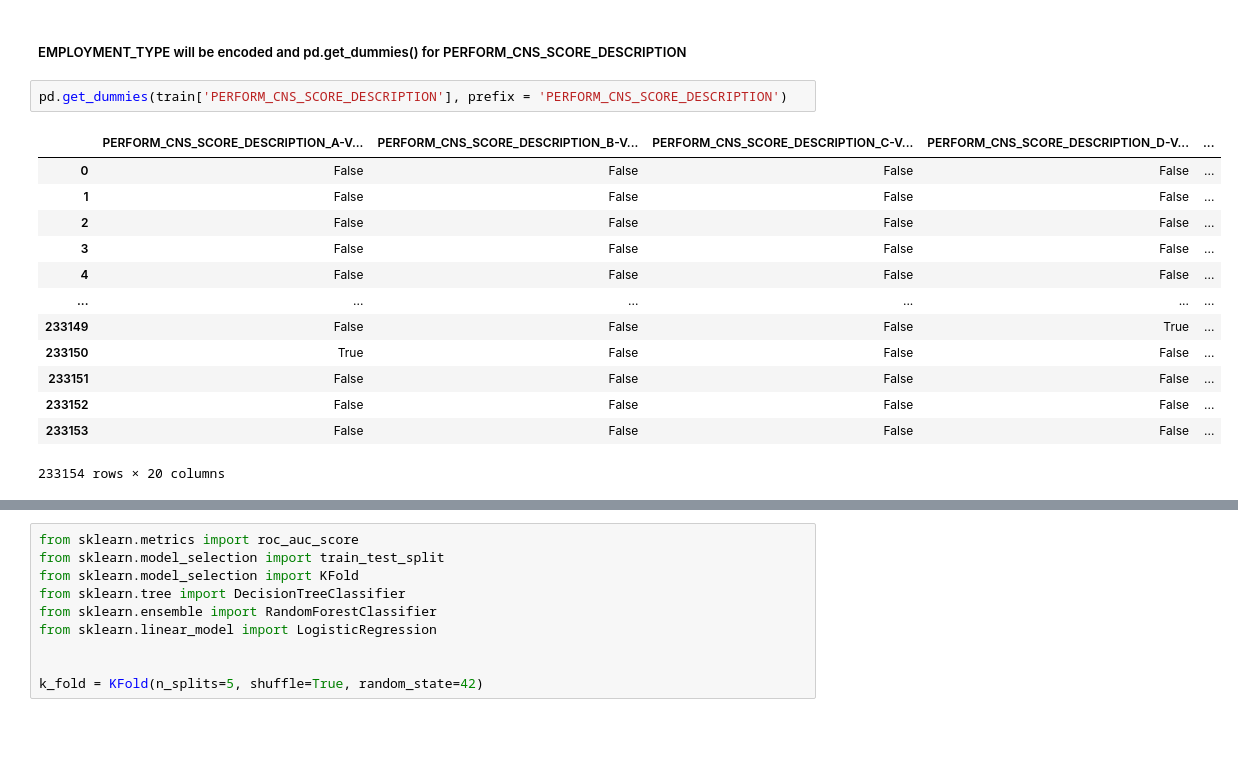
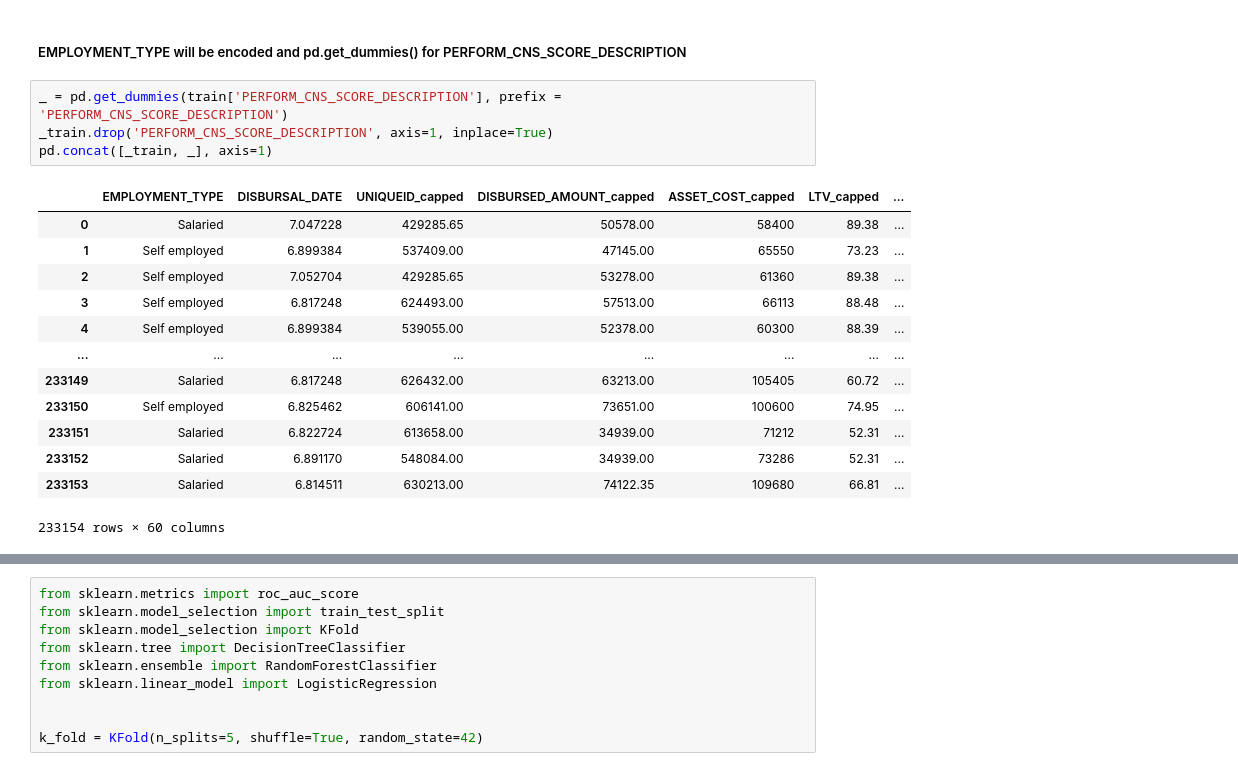
Before and after one commit to kirti-s11/FraudDetection_Training_Project, a Jupyter notebook: experiment.ipynb, the cells around one changed output, grey strips where cells are left out. Cells and saved outputs as stored; diff of their text form; blank space fills up the shorter version.

```diff
--- a/experiment.ipynb
+++ b/experiment.ipynb
@@ -507,18 +507,20 @@ _train['DISBURSAL_DATE'].astype(int)
 # %% [markdown]
 ##### EMPLOYMENT_TYPE will be encoded and pd.get_dummies() for PERFORM_CNS_SCORE_DESCRIPTION
 # %%
-pd.get_dummies(train['PERFORM_CNS_SCORE_DESCRIPTION'], prefix = 'PERFORM_CNS_SCORE_DESCRIPTION')
+_ = pd.get_dummies(train['PERFORM_CNS_SCORE_DESCRIPTION'], prefix = 'PERFORM_CNS_SCORE_DESCRIPTION')
+_train.drop('PERFORM_CNS_SCORE_DESCRIPTION', axis=1, inplace=True)
+pd.concat([_train, _], axis=1)
 # %% [output]
-|  | PERFORM_CNS_SCORE_DESCRIPTION_A-V... | PERFORM_CNS_SCORE_DESCRIPTION_B-V... | PERFORM_CNS_SCORE_DESCRIPTION_C-V... | PERFORM_CNS_SCORE_DESCRIPTION_D-V... | ... |
-| 0 | False | False | False | False | ... |
-| 1 | False | False | False | False | ... |
-| 2 | False | False | False | False | ... |
-| 3 | False | False | False | False | ... |
-| 4 | False | False | False | False | ... |
-| ... | ... | ... | ... | ... | ... |
-| 233149 | False | False | False | True | ... |
-| 233150 | True | False | False | False | ... |
-| 233151 | False | False | False | False | ... |
-| 233152 | False | False | False | False | ... |
-| 233153 | False | False | False | False | ... |
+|  | EMPLOYMENT_TYPE | DISBURSAL_DATE | UNIQUEID_capped | DISBURSED_AMOUNT_capped | ASSET_COST_capped | LTV_capped | ... |
+| 0 | Salaried | 7.047228 | 429285.65 | 50578.00 | 58400 | 89.38 | ... |
+| 1 | Self employed | 6.899384 | 537409.00 | 47145.00 | 65550 | 73.23 | ... |
+| 2 | Self employed | 7.052704 | 429285.65 | 53278.00 | 61360 | 89.38 | ... |
+| 3 | Self employed | 6.817248 | 624493.00 | 57513.00 | 66113 | 88.48 | ... |
+| 4 | Self employed | 6.899384 | 539055.00 | 52378.00 | 60300 | 88.39 | ... |
+| ... | ... | ... | ... | ... | ... | ... | ... |
+| 233149 | Salaried | 6.817248 | 626432.00 | 63213.00 | 105405 | 60.72 | ... |
+| 233150 | Self employed | 6.825462 | 606141.00 | 73651.00 | 100600 | 74.95 | ... |
+| 233151 | Salaried | 6.822724 | 613658.00 | 34939.00 | 71212 | 52.31 | ... |
+| 233152 | Salaried | 6.891170 | 548084.00 | 34939.00 | 73286 | 52.31 | ... |
+| 233153 | Salaried | 6.814511 | 630213.00 | 74122.35 | 109680 | 66.81 | ... |
-233154 rows × 20 columns
+233154 rows × 60 columns
```
Also changed, not shown: parts of 3 cells of this notebook.
